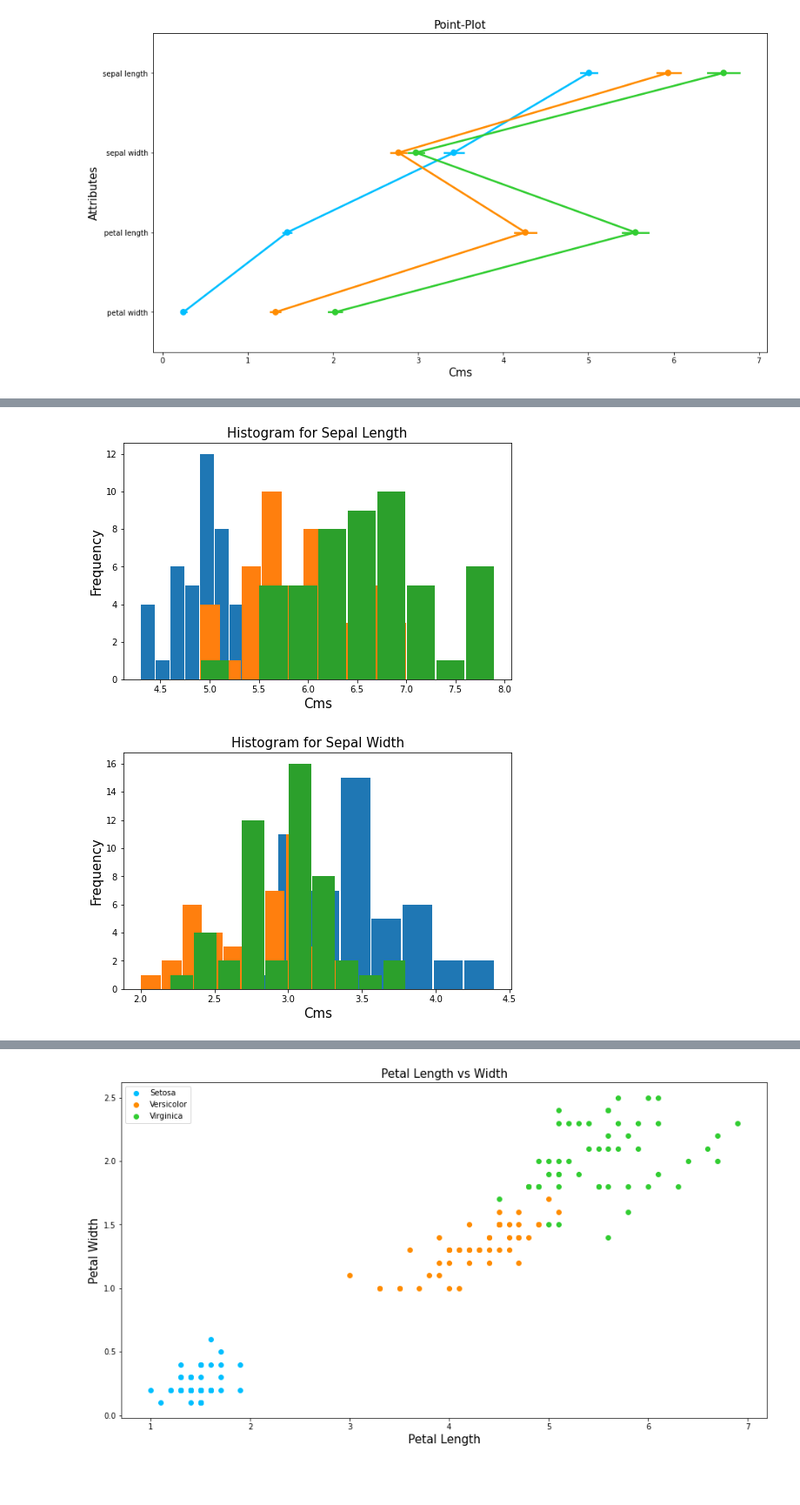
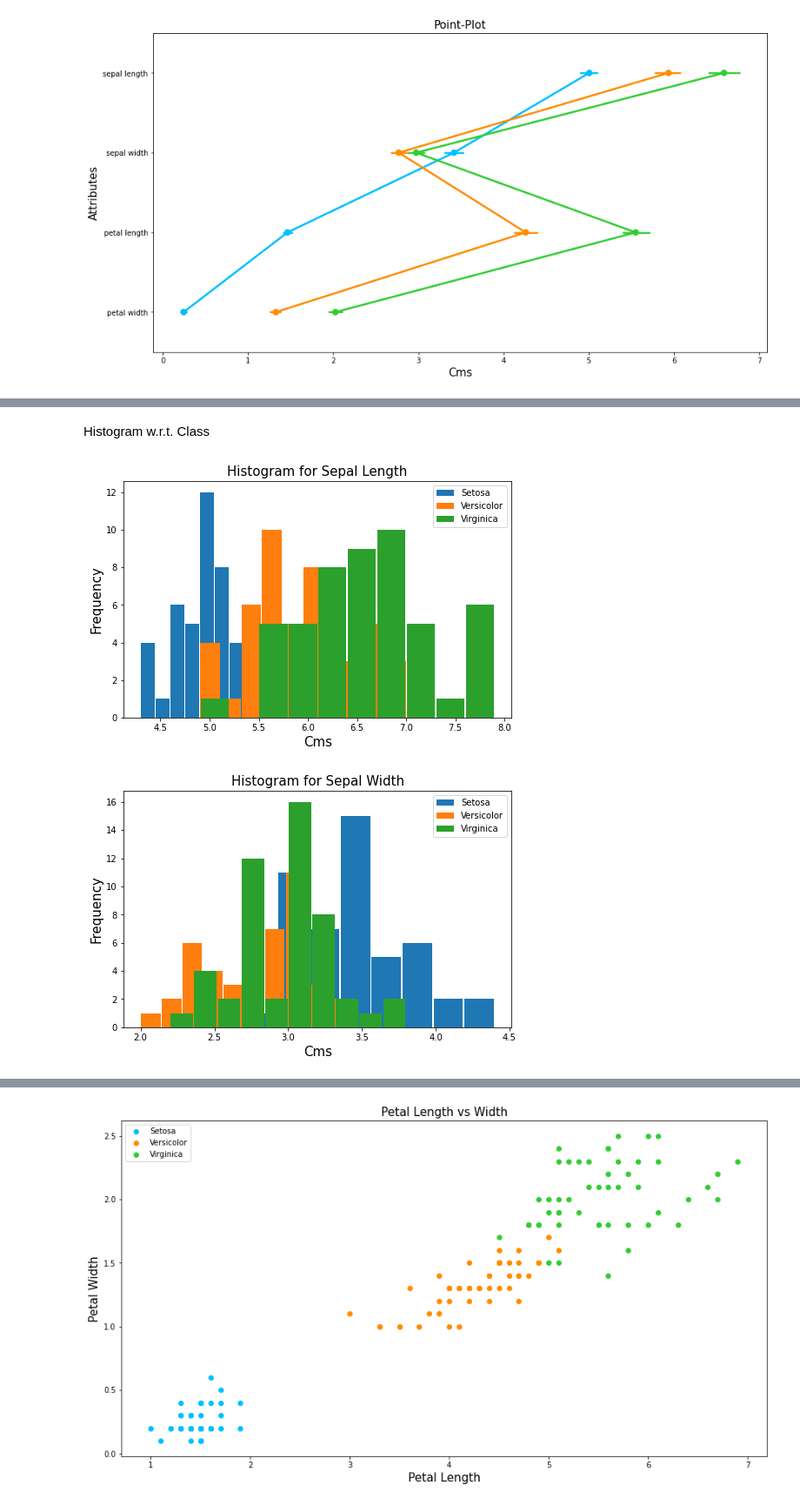
Before and after one commit to tanmayjagtap7/LGMVIP-DataScience, a Jupyter notebook: Task 1/ Iris Data Classification.ipynb, the cells around one changed output, grey strips where cells are left out. Shown: that part at 87% size. Saved outputs shown, nothing was run; the diff lists cells and outputs as text; code cells hidden in the pictures; blank space fills up the shorter version.

```diff
--- a/Task 1/ Iris Data Classification.ipynb
+++ b/Task 1/ Iris Data Classification.ipynb
@@ -186,24 +201,28 @@ plt.show()
+# %% [markdown]
+Histogram w.r.t. Class
 # %%
 plt.figure(figsize=(8,5))
-plt.hist(df[df['class']=='Iris-setosa']['sepal length'],rwidth=0.95)
-plt.hist(df[df['class']=='Iris-versicolor']['sepal length'],rwidth=0.95)
-plt.hist(df[df['class']=='Iris-virginica']['sepal length'],rwidth=0.95)
+plt.hist(df[df['class']=='Iris-setosa']['sepal length'],rwidth=0.95, label="Setosa")
+plt.hist(df[df['class']=='Iris-versicolor']['sepal length'],rwidth=0.95, label="Versicolor")
+plt.hist(df[df['class']=='Iris-virginica']['sepal length'],rwidth=0.95, label="Virginica")
 plt.title('Histogram for Sepal Length', fontsize = 15)
 plt.xlabel('Cms', fontsize = 15)
 plt.ylabel('Frequency', fontsize = 15)
+plt.legend()
 plt.show()
 # %% [output]
-[figure, old version]
+[figure, new version]
 # %%
 plt.figure(figsize=(8,5))
-plt.hist(df[df['class']=='Iris-setosa']['sepal width'],rwidth=0.95)
-plt.hist(df[df['class']=='Iris-versicolor']['sepal width'],rwidth=0.95)
-plt.hist(df[df['class']=='Iris-virginica']['sepal width'],rwidth=0.95)
+plt.hist(df[df['class']=='Iris-setosa']['sepal width'],rwidth=0.95, label="Setosa")
+plt.hist(df[df['class']=='Iris-versicolor']['sepal width'],rwidth=0.95, label="Versicolor")
+plt.hist(df[df['class']=='Iris-virginica']['sepal width'],rwidth=0.95, label="Virginica")
 plt.title('Histogram for Sepal Width', fontsize = 15)
 plt.xlabel('Cms', fontsize = 15)
 plt.ylabel('Frequency', fontsize = 15)
+plt.legend()
 plt.show()
 # %% [output]
-[figure, old version]
+[figure, new version]
 # %%
 plt.figure(figsize=(8,5))
```
Also changed, not shown: parts of 51 cells of this notebook.
